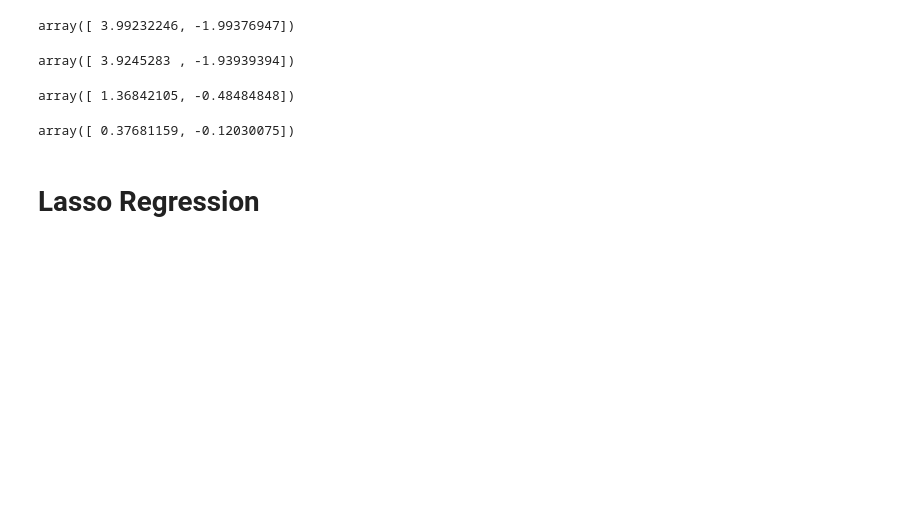
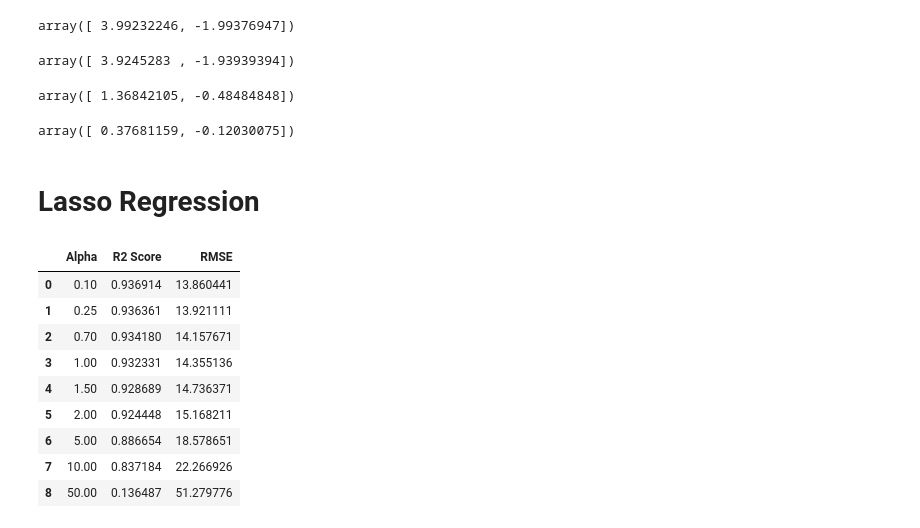
Before and after one commit to PGCP-AI3151/Machine_Learning, a Jupyter notebook: Regularized_Regression.ipynb, the cells around one changed output. Saved outputs shown, nothing was run; the diff lists cells and outputs as text; code cells hidden in the pictures; blank space fills up the shorter version.

```diff
--- a/Regularized_Regression.ipynb
+++ b/Regularized_Regression.ipynb
@@ -170,3 +186,24 @@ X_train,X_test,y_train,y_test = train_test_split(X,y,random_state=42,train_size=
 model =  Lasso()
 # %%
 # Start Class Work From Here
+# %%
+alpha = [0.1,0.25,0.7,1,1.5,2,5,10,50]
+score =[]
+for x in alpha:
+    model = Lasso(alpha=x)
+    model.fit(X_train,y_train)
+    y_pred = model.predict(X_test)
+    score.append([x,r2_score(y_test,y_pred),root_mean_squared_error(y_test,y_pred)])
+df_score = pd.DataFrame(score, columns=['Alpha','R2 Score','RMSE'])
+df_score.sort_values('RMSE')
+# %% [output]
+|  | Alpha | R2 Score | RMSE |
+| 0 | 0.10 | 0.936914 | 13.860441 |
+| 1 | 0.25 | 0.936361 | 13.921111 |
+| 2 | 0.70 | 0.934180 | 14.157671 |
+| 3 | 1.00 | 0.932331 | 14.355136 |
+| 4 | 1.50 | 0.928689 | 14.736371 |
+| 5 | 2.00 | 0.924448 | 15.168211 |
+| 6 | 5.00 | 0.886654 | 18.578651 |
+| 7 | 10.00 | 0.837184 | 22.266926 |
+| 8 | 50.00 | 0.136487 | 51.279776 |
```
Also changed, not shown: parts of 9 cells of this notebook.
